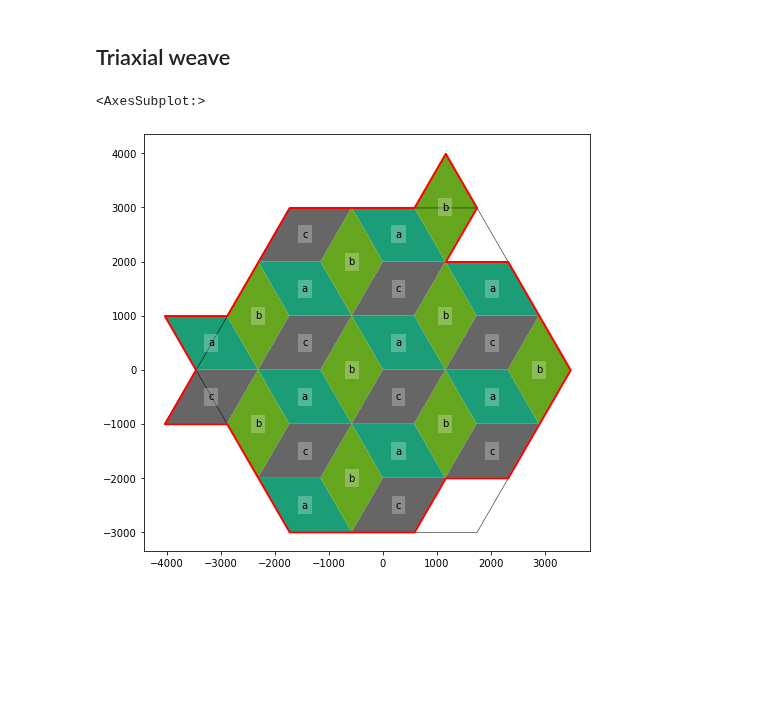
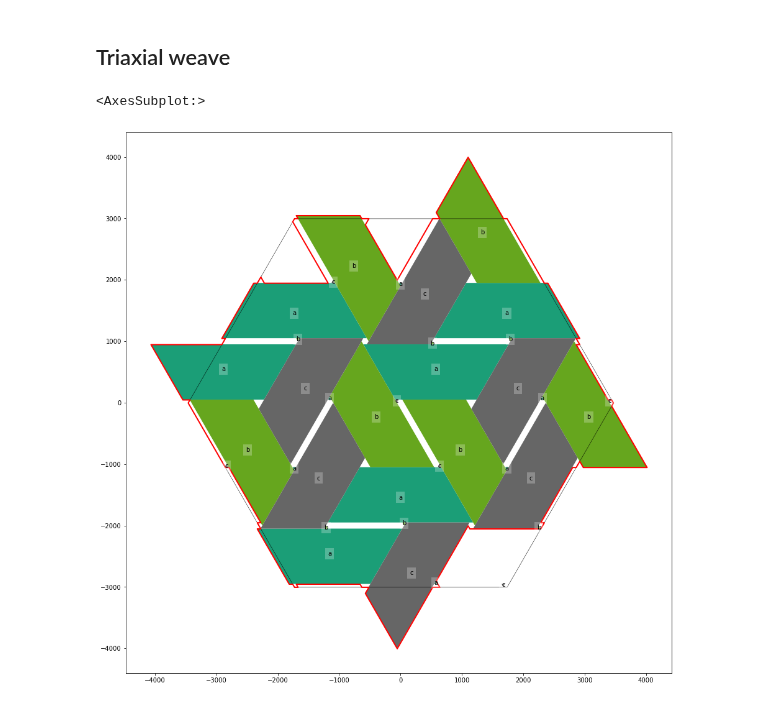
Before and after one commit to DOSull/weaving-space, a Jupyter notebook: debug-triaxial-weave-units.ipynb, the cells around one changed output. Cells and saved outputs as stored; diff of their text form; code cells hidden in the pictures; blank space fills up the shorter version.

```diff
--- a/debug-triaxial-weave-units.ipynb
+++ b/debug-triaxial-weave-units.ipynb
@@ -16,12 +16,13 @@ ak = gpd.read_file("data/imd-auckland-2018.gpkg")
 # %% [markdown]
 ## Triaxial weave
 # %%
-w2_a1 = WeaveUnit(weave_type = "cube", spacing = 1000, aspect = 1,
-                  strands = "a|b|c", crs = ak.crs)
+w2_a1 = WeaveUnit(
+  weave_type = "cube", spacing = 1000, aspect = .9,
+  strands = "aa-|b-b|-cc", crs = ak.crs)
 # w2_a09 = WeaveUnit(weave_type = "cube", spacing = 100, aspect = .9,
 #                   strands = "a|b|c", crs = ak.crs, debug = True)
 # %%
-w2_a1.plot()
+w2_a1.plot(r = 0, figsize = (16, 16), show_reg_tile = True)
 # %% [output]
 <AxesSubplot:>
-[figure, old version]
+[figure, new version]
```
Also changed, not shown: 5 other files.
